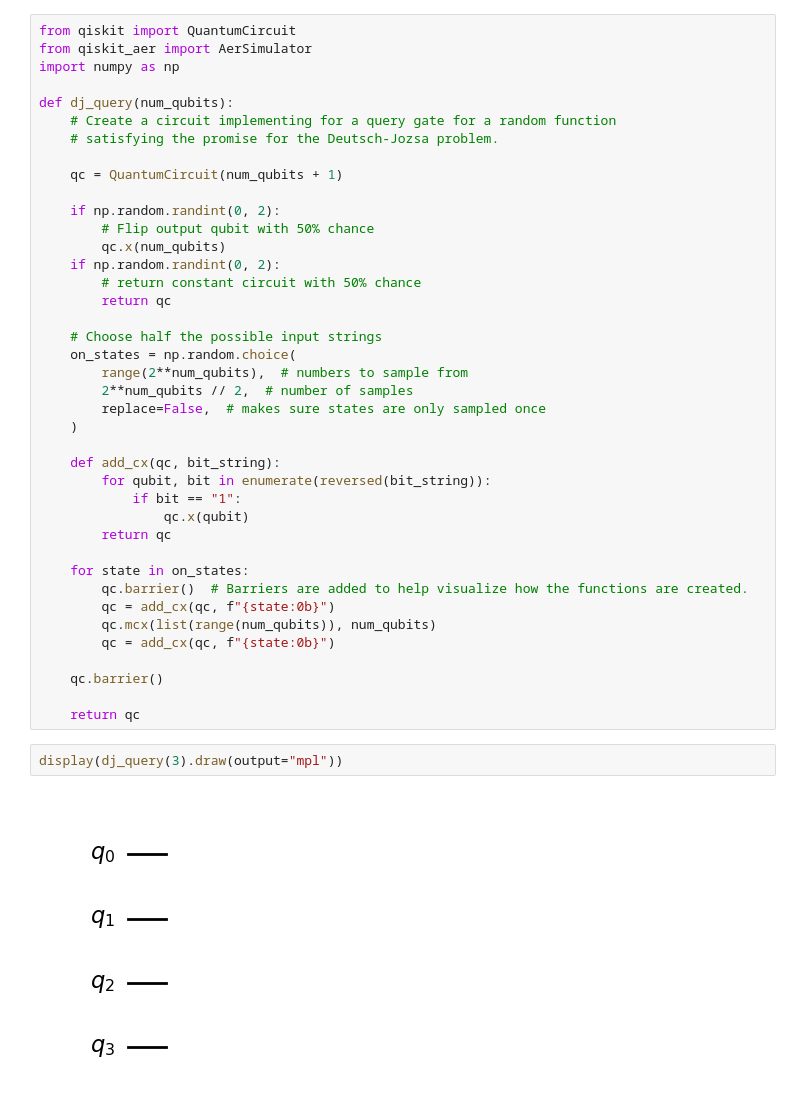
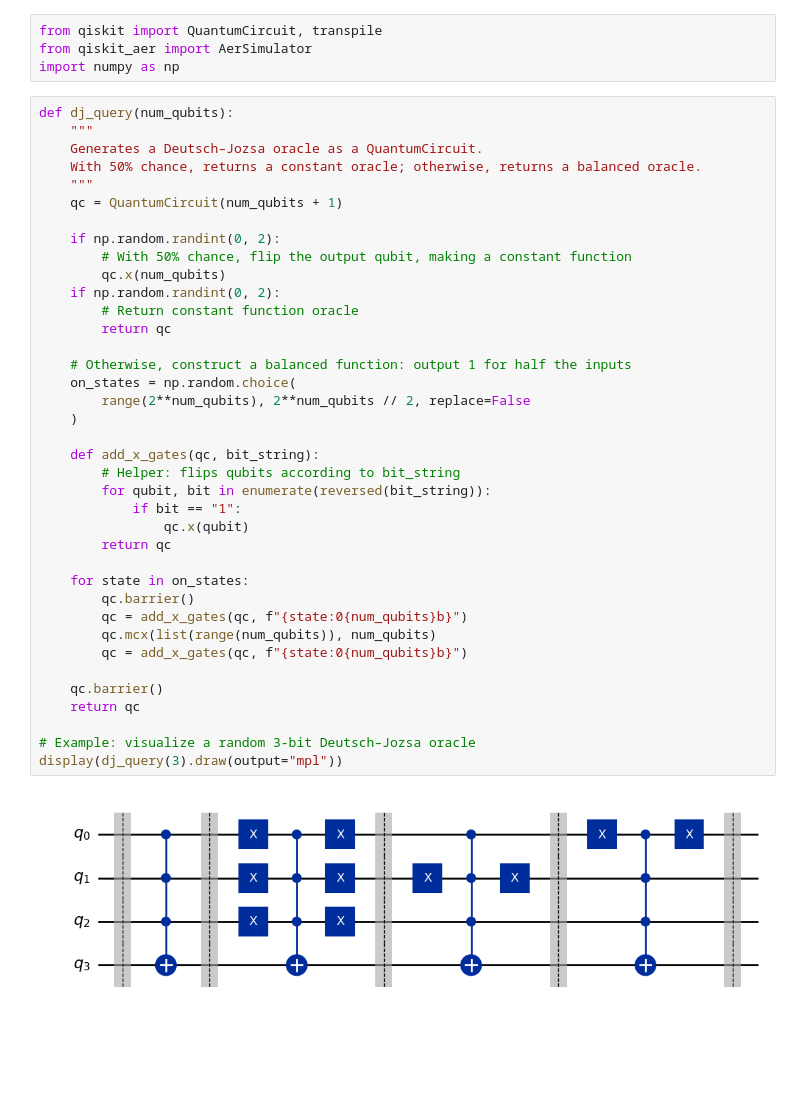
Before and after one commit to maxjeanfavre/Quantum-Algorithms, a Jupyter notebook: early_quantum_algorithms/Deutsch-Jozsa.ipynb, the cells around one changed output. Drawn from its saved outputs; the diff is of its cells as text; blank space fills up the shorter version.

```diff
--- a/early_quantum_algorithms/Deutsch-Jozsa.ipynb
+++ b/early_quantum_algorithms/Deutsch-Jozsa.ipynb
@@ -1,44 +25,44 @@
+# %%
+from qiskit import QuantumCircuit, transpile
+from qiskit_aer import AerSimulator
+import numpy as np
 # %%
-from qiskit import QuantumCircuit
-from qiskit_aer import AerSimulator
-import numpy as np
-
 def dj_query(num_qubits):
-    # Create a circuit implementing for a query gate for a random function
-    # satisfying the promise for the Deutsch-Jozsa problem.
-
+    """
+    Generates a Deutsch–Jozsa oracle as a QuantumCircuit.
+    With 50% chance, returns a constant oracle; otherwise, returns a balanced oracle.
+    """
     qc = QuantumCircuit(num_qubits + 1)
 
     if np.random.randint(0, 2):
-        # Flip output qubit with 50% chance
+        # With 50% chance, flip the output qubit, making a constant function
         qc.x(num_qubits)
     if np.random.randint(0, 2):
-        # return constant circuit with 50% chance
+        # Return constant function oracle
         return qc
 
-    # Choose half the possible input strings
+    # Otherwise, construct a balanced function: output 1 for half the inputs
     on_states = np.random.choice(
-        range(2**num_qubits),  # numbers to sample from
-        2**num_qubits // 2,  # number of samples
-        replace=False,  # makes sure states are only sampled once
+        range(2**num_qubits), 2**num_qubits // 2, replace=False
     )
 
-    def add_cx(qc, bit_string):
+    def add_x_gates(qc, bit_string):
+        # Helper: flips qubits according to bit_string
         for qubit, bit in enumerate(reversed(bit_string)):
             if bit == "1":
                 qc.x(qubit)
         return qc
 
     for state in on_states:
-        qc.barrier()  # Barriers are added to help visualize how the functions are created.
-        qc = add_cx(qc, f"{state:0b}")
+        qc.barrier()
+        qc = add_x_gates(qc, f"{state:0{num_qubits}b}")
         qc.mcx(list(range(num_qubits)), num_qubits)
-        qc = add_cx(qc, f"{state:0b}")
+        qc = add_x_gates(qc, f"{state:0{num_qubits}b}")
 
     qc.barrier()
+    return qc
 
-    return qc
+# Example: visualize a random 3-bit Deutsch–Jozsa oracle
+display(dj_query(3).draw(output="mpl"))
+# %% [output]
+[figure, added]
-# %%
-display(dj_query(3).draw(output="mpl"))
-# %% [output]
-[figure, removed]
```
Also changed, not shown: parts of 12 cells of this notebook, 27 other files.
